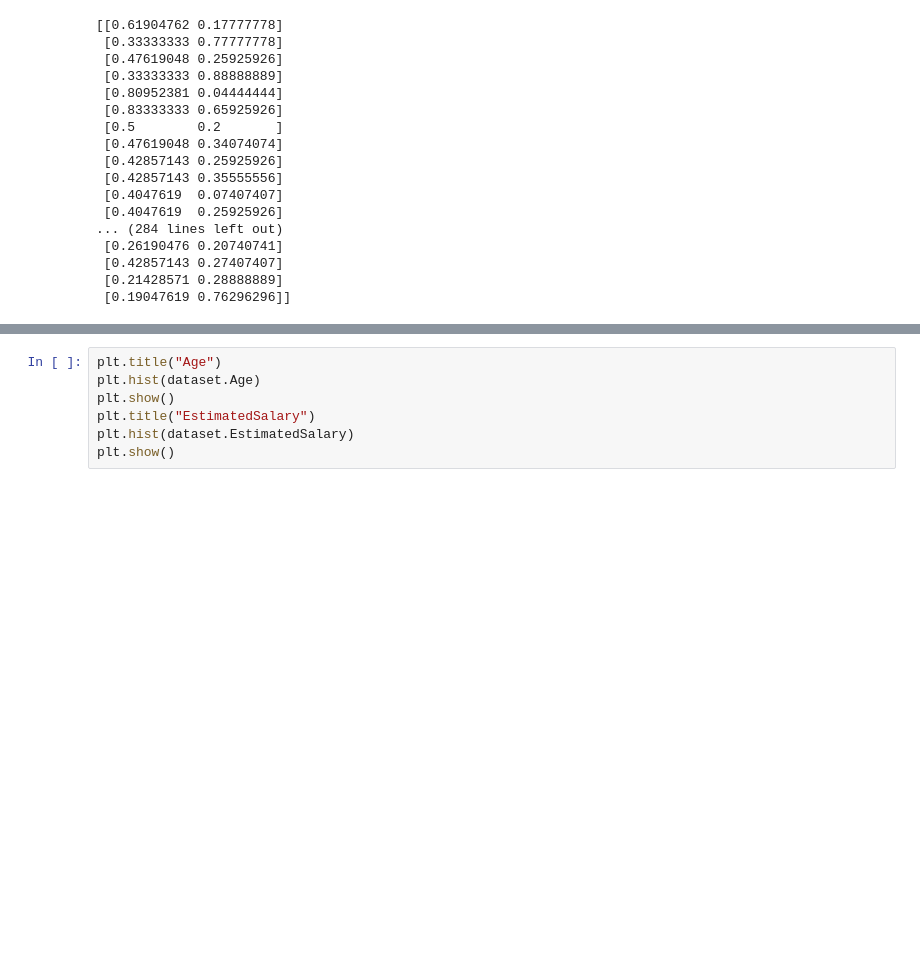
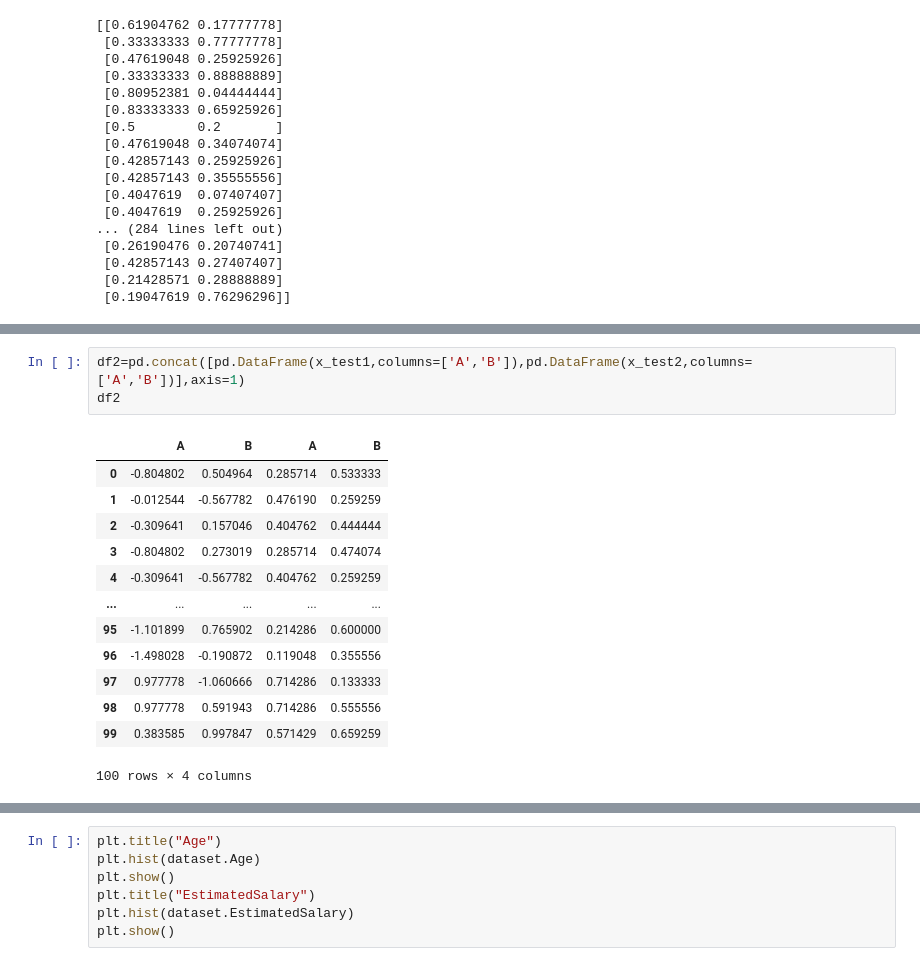
Before and after one commit to sathwika96/AI-AND-ML, a Jupyter notebook: NAIVE_BAYESIAN-2.ipynb, the cells around one changed output, grey strips where cells are left out. Drawn from its saved outputs; the diff is of its cells as text; blank space fills up the shorter version.

```diff
--- a/NAIVE_BAYESIAN-2.ipynb
+++ b/NAIVE_BAYESIAN-2.ipynb
@@ -93,3 +129,20 @@ print(xtrain)
+# %%
+df2=pd.concat([pd.DataFrame(x_test1,columns=['A','B']),pd.DataFrame(x_test2,columns=['A','B'])],axis=1)
+df2
+# %% [output]
+|  | A | B | A | B |
+| 0 | -0.804802 | 0.504964 | 0.285714 | 0.533333 |
+| 1 | -0.012544 | -0.567782 | 0.476190 | 0.259259 |
+| 2 | -0.309641 | 0.157046 | 0.404762 | 0.444444 |
+| 3 | -0.804802 | 0.273019 | 0.285714 | 0.474074 |
+| 4 | -0.309641 | -0.567782 | 0.404762 | 0.259259 |
+| ... | ... | ... | ... | ... |
+| 95 | -1.101899 | 0.765902 | 0.214286 | 0.600000 |
+| 96 | -1.498028 | -0.190872 | 0.119048 | 0.355556 |
+| 97 | 0.977778 | -1.060666 | 0.714286 | 0.133333 |
+| 98 | 0.977778 | 0.591943 | 0.714286 | 0.555556 |
+| 99 | 0.383585 | 0.997847 | 0.571429 | 0.659259 |
+100 rows × 4 columns
 # %%
 # Fitting I Bayes to the Training set
 classifier = GaussianNB()
```
Also changed, not shown: parts of 9 cells of this notebook.
